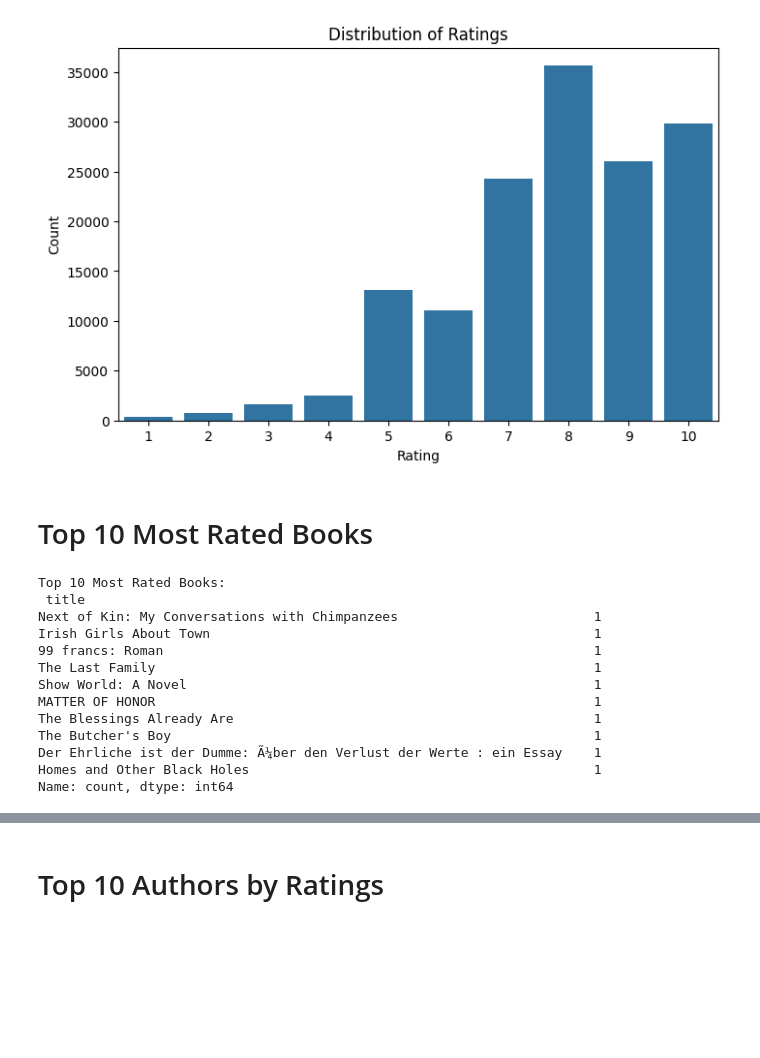
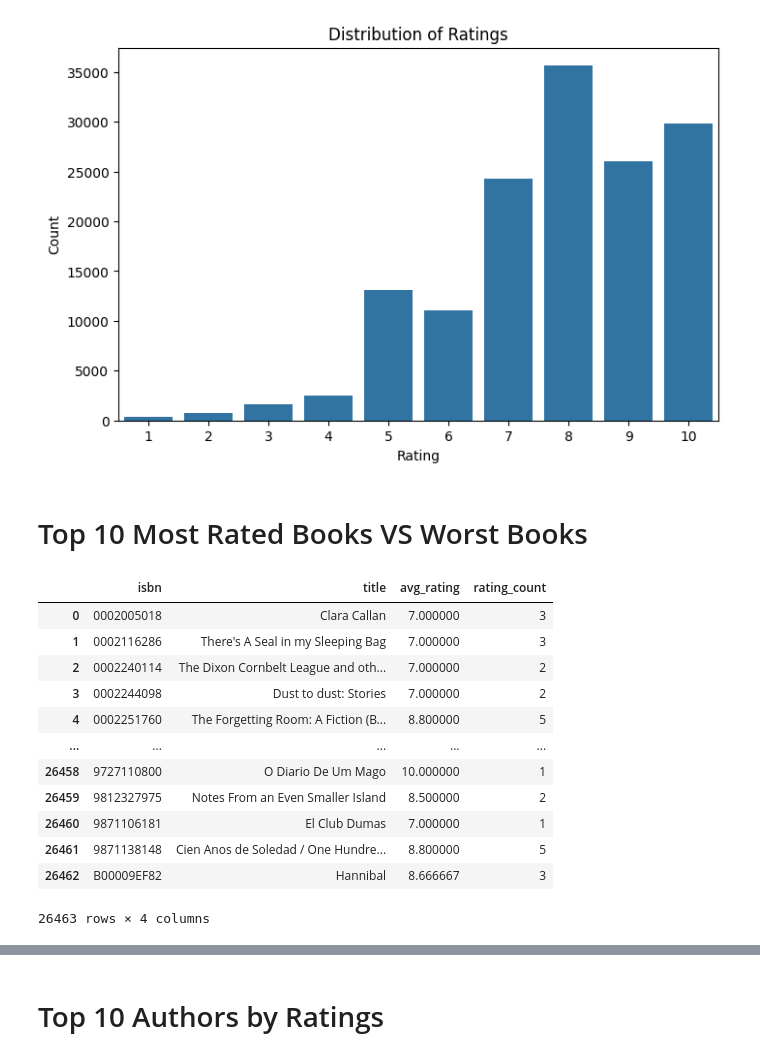
Before and after one commit to AhmedMagdi2003/GTC-Book-Recommendation-System, a Jupyter notebook: data_collecting_prepare/exploratory_data_analysis.ipynb, the cells around one changed output, grey strips where cells are left out. Cells and saved outputs as stored; diff of their text form; code cells hidden in the pictures; blank space fills up the shorter version.

```diff
--- a/data_collecting_prepare/exploratory_data_analysis.ipynb
+++ b/data_collecting_prepare/exploratory_data_analysis.ipynb
@@ -58,21 +58,24 @@ plt.show()
 # %% [output]
 [figure]
 # %% [markdown]
-# Top 10 Most Rated Books
+# Top 10 Most Rated Books VS Worst Books
 # %%
-top_books = df['title'].value_counts().head(10)
-print("Top 10 Most Rated Books:\n", top_books)
+books_state = df.groupby(['isbn','title']).agg(
+    avg_rating = ('book_rating','mean'),
+    rating_count = ('book_rating','count')
+).reset_index()
+books_state
 # %% [output]
+|  | isbn | title | avg_rating | rating_count |
+| 0 | 0002005018 | Clara Callan | 7.000000 | 3 |
+| 1 | 0002116286 | There's A Seal in my Sleeping Bag | 7.000000 | 3 |
+| 2 | 0002240114 | The Dixon Cornbelt League and oth... | 7.000000 | 2 |
+| 3 | 0002244098 | Dust to dust: Stories | 7.000000 | 2 |
+| 4 | 0002251760 | The Forgetting Room: A Fiction (B... | 8.800000 | 5 |
+| ... | ... | ... | ... | ... |
+| 26458 | 9727110800 | O Diario De Um Mago | 10.000000 | 1 |
+| 26459 | 9812327975 | Notes From an Even Smaller Island | 8.500000 | 2 |
+| 26460 | 9871106181 | El Club Dumas | 7.000000 | 1 |
+| 26461 | 9871138148 | Cien Anos de Soledad / One Hundre... | 8.800000 | 5 |
+| 26462 | B00009EF82 | Hannibal | 8.666667 | 3 |
-Top 10 Most Rated Books:
- title
-Next of Kin: My Conversations with Chimpanzees                         1
-Irish Girls About Town                                                 1
-99 francs: Roman                                                       1
-The Last Family                                                        1
-Show World: A Novel                                                    1
-MATTER OF HONOR                                                        1
-The Blessings Already Are                                              1
-The Butcher's Boy                                                      1
-Der Ehrliche ist der Dumme: Ã¼ber den Verlust der Werte : ein Essay    1
-Homes and Other Black Holes                                            1
-Name: count, dtype: int64
+26463 rows × 4 columns
```
Also changed, not shown: parts of 3 cells of this notebook.
